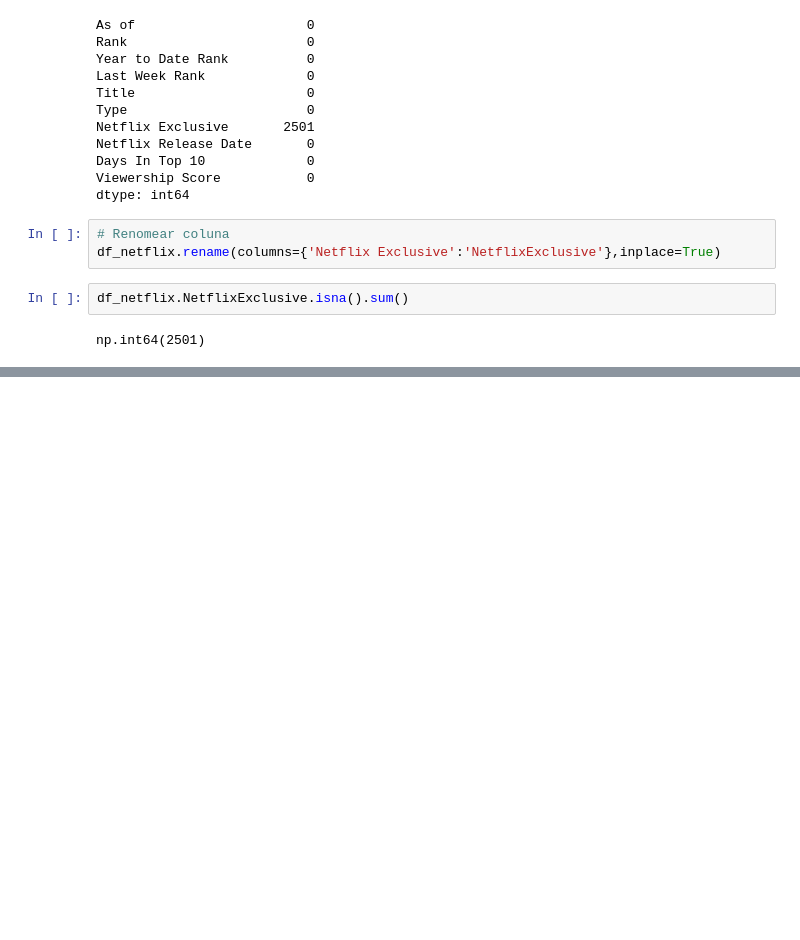
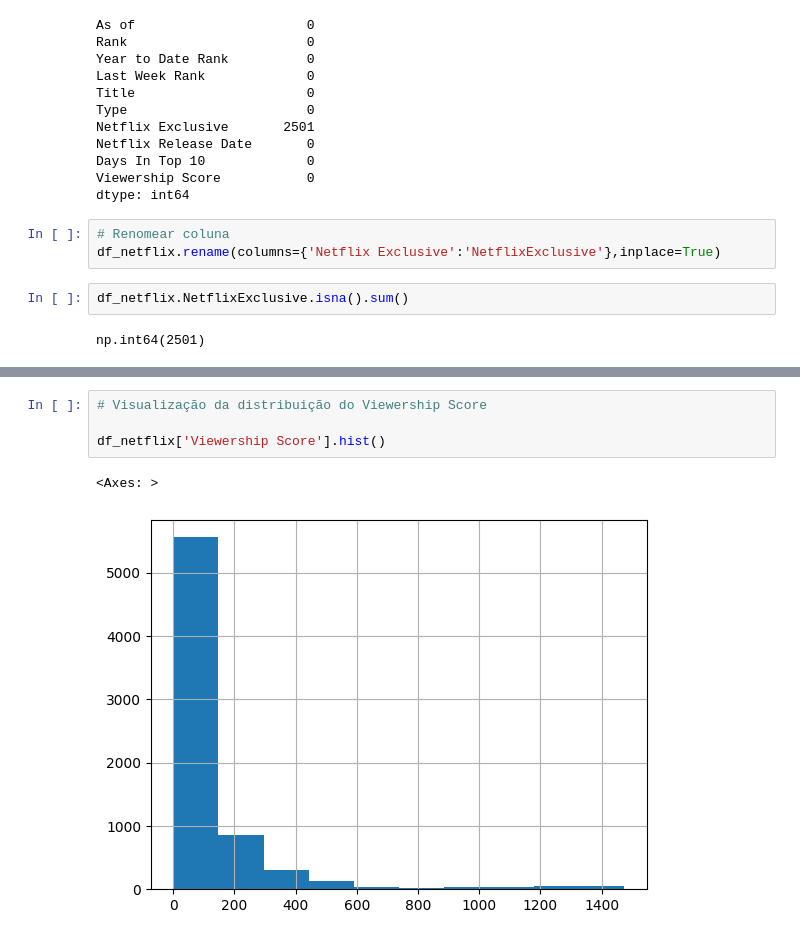
Before and after one commit to ana-ruth-bezerra/desafio_eda, a Jupyter notebook: eda_netflix.ipynb, the cells around one changed output, grey strips where cells are left out. Cells and saved outputs as stored; diff of their text form; blank space fills up the shorter version.

```diff
--- a/eda_netflix.ipynb
+++ b/eda_netflix.ipynb
@@ -84,0 +168,7 @@ np.int64(2501)
+# %%
+# Visualização da distribuição do Viewership Score
+
+df_netflix['Viewership Score'].hist()
+# %% [output]
+<Axes: >
+[figure, added]
```
Also changed, not shown: parts of 10 cells of this notebook, 2 other files.
